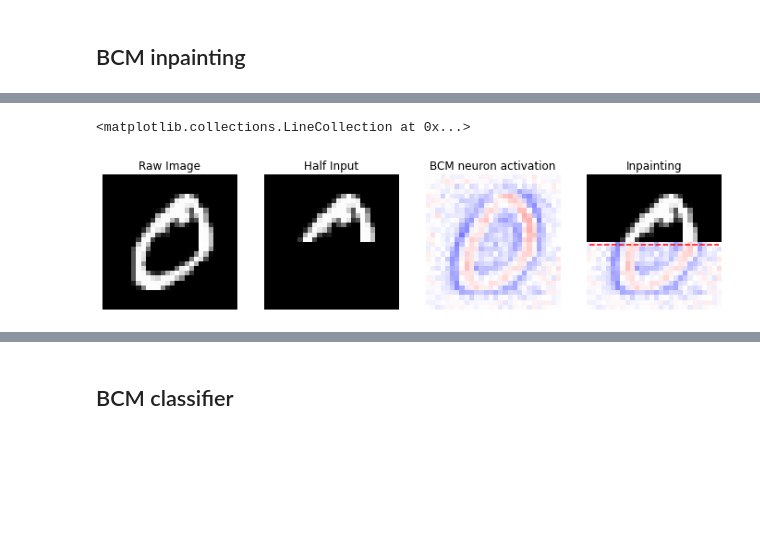
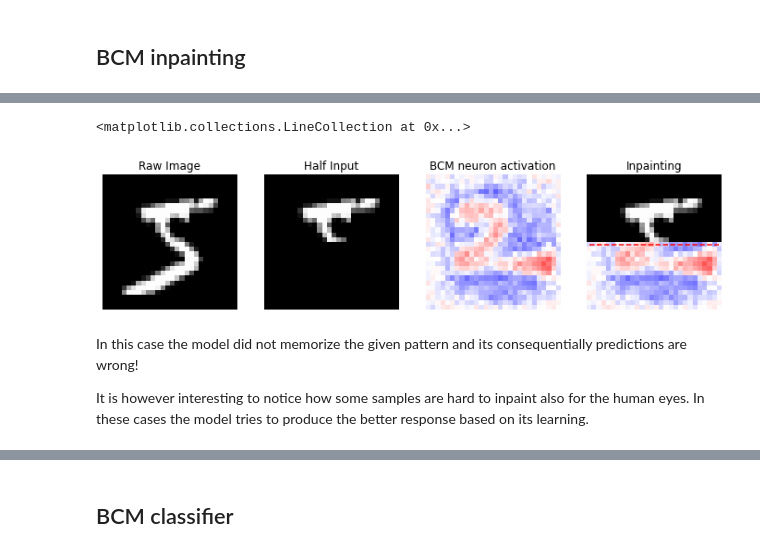
Before and after one commit to Nico-Curti/plasticity, a Jupyter notebook: docs/source/examples/classification_and_inpainting.ipynb, the cells around one changed output, grey strips where cells are left out. Drawn from its saved outputs; the diff is of its cells as text; code cells hidden in the pictures; blank space fills up the shorter version.

```diff
--- a/docs/source/examples/classification_and_inpainting.ipynb
+++ b/docs/source/examples/classification_and_inpainting.ipynb
@@ -30,0 +169,6 @@ view_weights (model.weights, dims=(28, 28))
+# %%
+model = BCM(outputs=100, num_epochs=10, batch_size=1000, activation='relu',
+            optimizer=Adam(learning_rate=4e-2), weights_init=GlorotNormal(),
+            interaction_strength=0., verbose=False, random_state=42)
+model.fit(X)
+view_weights (model.weights, dims=(28, 28))
@@ -30,0 +184,6 @@ view_weights (model.weights, dims=(28, 28))
+# %%
+model = BCM(outputs=100, num_epochs=10, batch_size=1000, activation=ShiftedRelu(),
+            optimizer=Adam(learning_rate=4e-2), weights_init=GlorotNormal(),
+            interaction_strength=-0.15, verbose=False, random_state=42)
+model.fit(X)
+view_weights (model.weights, dims=(28, 28))
@@ -31,20 +192,2 @@ view_weights (model.weights, dims=(28, 28))
 # %% [markdown]
 ## BCM inpainting
-# %%
-import numpy as np
-import pylab as plt
-
-idx = 1
-reference_data = X[idx].reshape(28, 28)
-half_input = reference_data.copy()
-# nullify the lower section of the image
-half_input[14:, :] = 0.
-
-# prediction with linear activation function
-prediction = np.einsum('ij, kj -> ik', model.weights, half_input.reshape(1, -1), optimize=True).T
-# select the neuron connections with the highest response
-best_neuron = model.weights[np.argmax(prediction)].reshape(28, 28)
-
-inpaint = half_input.copy()
-# use the neuron connections to complete the image
-inpaint[14:, :] = best_neuron[14:, :]
@@ -50,0 +209,8 @@ inpaint[14:, :] = best_neuron[14:, :]
+# %%
+from plasticity.model.weights import Normal
+
+# Train the model on the MNIST dataset
+model = BCM(outputs=100, num_epochs=10, batch_size=1000, activation='relu',
+            optimizer=Adam(learning_rate=4e-2), weights_init=Normal(),
+            interaction_strength=-0.25, verbose=False, random_state=42)
+model.fit(X)
@@ -51,17 +303,26 @@ inpaint[14:, :] = best_neuron[14:, :]
 # %%
+idx = 0
+reference_data = X[idx].copy()
+half_input, best_neuron, inpaint = inpainting(input_image=reference_data, dims=(28, 28), model=model)
+
 nc = np.amax(np.abs(model.weights))
 
 fig, (ax1, ax2, ax3, ax4) = plt.subplots(nrows=1, ncols=4, figsize=(12, 12))
 ax1.set_title('Raw Image')
-ax1.imshow(reference_data, cmap='gray'); ax1.axis('off')
+ax1.imshow(reference_data.reshape(28, 28), cmap='gray'); ax1.axis('off')
 ax2.set_title('Half Input')
 ax2.imshow(half_input, cmap='gray'); ax2.axis('off')
 ax3.set_title('BCM neuron activation')
 ax3.imshow(best_neuron, cmap='bwr', vmin=-nc, vmax=nc); ax3.axis('off')
 ax4.set_title('Inpainting')
 ax4.imshow(inpaint, cmap='bwr', vmin=-nc, vmax=nc); ax4.axis('off')
 ax4.imshow(inpaint[:14, :], cmap='gray')
 ax4.hlines(14, 0, 27, color='r', linestyle='dashed')
 # %% [output]
 <matplotlib.collections.LineCollection at 0x...>
-[figure, old version]
+[figure, new version]
+# %% [markdown]
+In this case the model did not memorize the given pattern and its consequentially predictions are wrong!
+
+It is however interesting to notice how some samples are hard to inpaint also for the human eyes.
+In these cases the model tries to produce the better response based on its learning.
```
Also changed, not shown: parts of 59 cells of this notebook, 8 other files.
